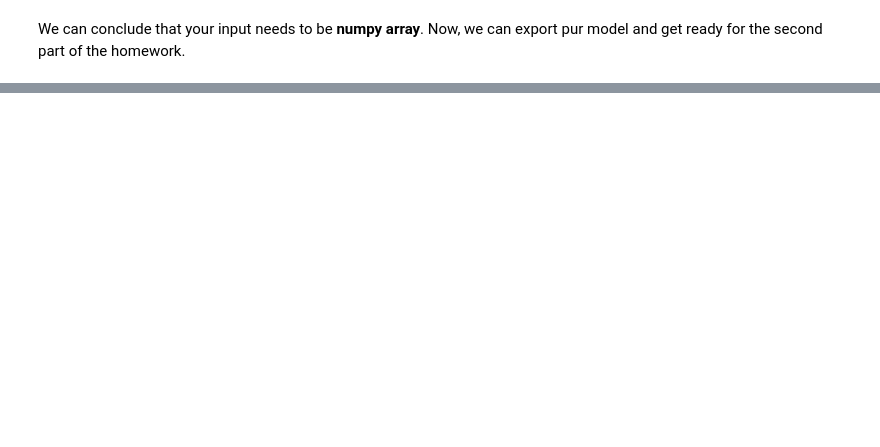
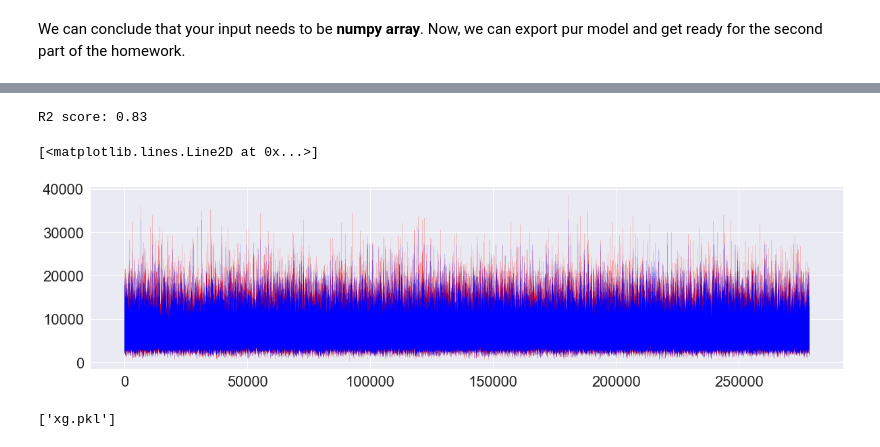
Before and after one commit to rlantner/csci-e14a-hw1, a Jupyter notebook: rossmann.ipynb, the cells around one changed output, grey strips where cells are left out. Cells and saved outputs as stored; diff of their text form; code cells hidden in the pictures; blank space fills up the shorter version.

```diff
--- a/rossmann.ipynb
+++ b/rossmann.ipynb
@@ -810,0 +882,32 @@ joblib.dump(rf, 'rm.pkl')
+# %%
+# XGBoost
+
+from xgboost import XGBRegressor
+
+# Split observations between train and test
+X_train, X_test, y_train, y_test = train_test_split(clean_df, target, test_size=0.33)
+
+# Fit model on training data
+xg = XGBRegressor(objective ='reg:squarederror', learning_rate = 0.1, max_depth = 20, n_estimators = 30, random_state=10)
+xg = xg.fit(X_train, y_train)
+
+# Make predictions using the testing set
+y_pred = xg.predict(X_test)
+
+# Explained variance score
+print('R2 score: %.2f' % r2_score(y_test, y_pred))
+
+# Plot outputs
+plt.figure(figsize=(20, 5))
+
+plt.plot(y_test.values, color='red', linewidth=0.1)
+plt.plot(y_pred, color='blue', linewidth=0.1)
+# %% [output]
+R2 score: 0.83
+[<matplotlib.lines.Line2D at 0x...>]
+[figure, added]
+# %%
+# pickle file for xgboost
+joblib.dump(xg, 'xg.pkl')
+# %% [output]
+['xg.pkl']
```
Also changed, not shown: parts of 20 cells of this notebook, 7 other files.
